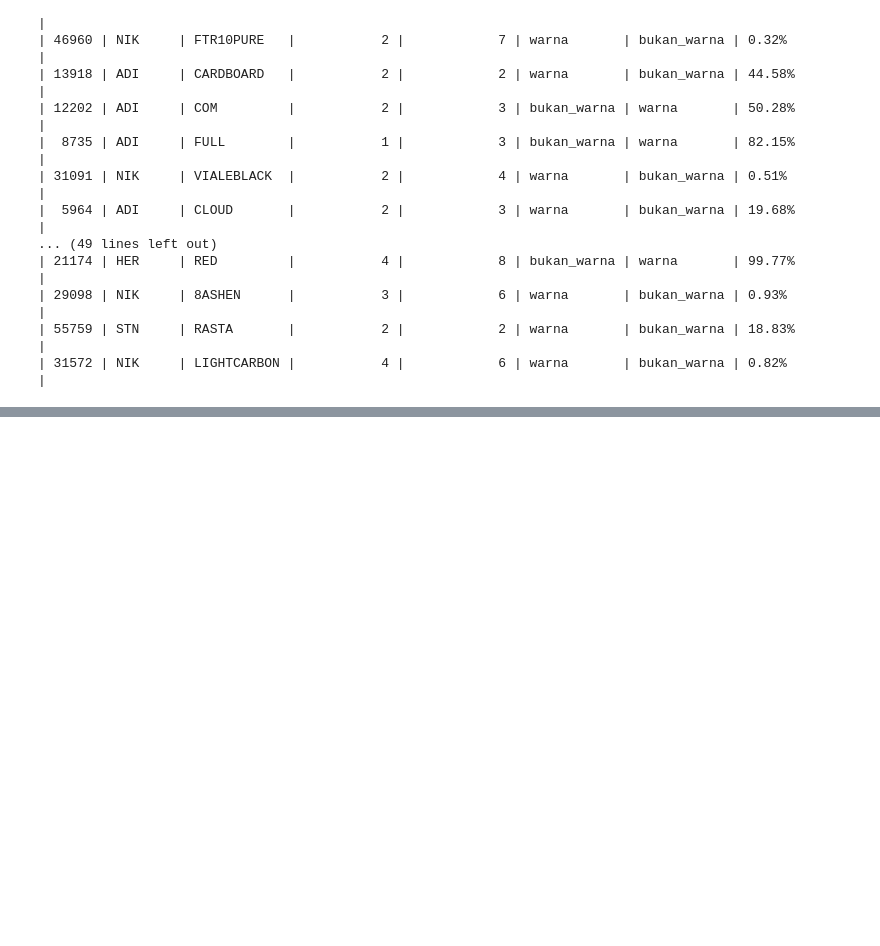
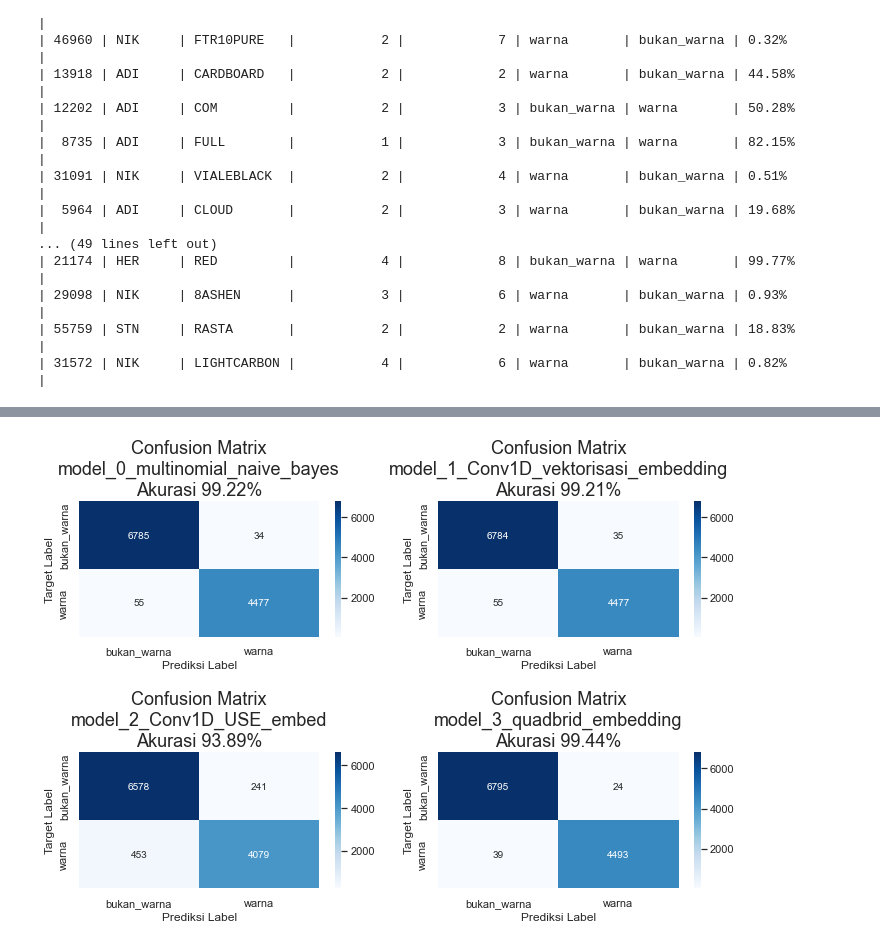
Before and after one commit to johanesPao/ColorSkim, a Jupyter notebook: ColorSkim_AI.ipynb, the cells around one changed output, grey strips where cells are left out. Cells and saved outputs as stored; diff of their text form; code cells hidden in the pictures; blank space fills up the shorter version.

```diff
--- a/ColorSkim_AI.ipynb
+++ b/ColorSkim_AI.ipynb
@@ -542,7 +544,7 @@ def plot_conf_matrix(target_label,
     plot_confusion_matrix.xaxis.set_ticklabels(label_titik_x)
     plot_confusion_matrix.yaxis.set_ticklabels(label_titik_y)
 
-    return plt.show()
+    return plot_confusion_matrix
 # %%
 # Menampilkan confusion matrix untuk model_0
 plot_conf_matrix(target_label=test_target_mnb,
@@ -1664,0 +1685,26 @@ get_bobot_kata([MODEL[1], MODEL[3]], lapisan_vektorisasi)
+# %%
+# Plot confusion matrix semua model
+dua_kolom = int(len(MODEL)/2)
+fig, axs = plt.subplots(2, dua_kolom, figsize=(10, 7))
+for indeks, model in enumerate(MODEL):
+    switcher = {
+        0: [model_0_pred, model_0_metrik],
+        1: [model_1_pred, model_1_metrik],
+        2: [model_2_pred, model_2_metrik],
+        3: [model_3_pred, model_3_metrik]
+    }
+    model_pred = switcher.get(indeks)[0]
+    model_metrik = switcher.get(indeks)[1]
+    axs[indeks if indeks <= 1 else indeks - 2] = plt.subplot(2,
+                                                             dua_kolom,
+                                                             indeks + 1)
+    plot_conf_matrix(target_label=test_target_mnb,
+                     prediksi_label=model_pred,
+                     nama_model=MODEL[indeks],
+                     akurasi=model_metrik['akurasi'],
+                     label_titik_x=['bukan_warna', 'warna'],
+                     label_titik_y=['bukan_warna', 'warna'])
+fig.tight_layout(h_pad=2, w_pad=2)
+plt.show()
+# %% [output]
+[figure, added]
```
Also changed, not shown: parts of 31 cells of this notebook, 42 other files.
